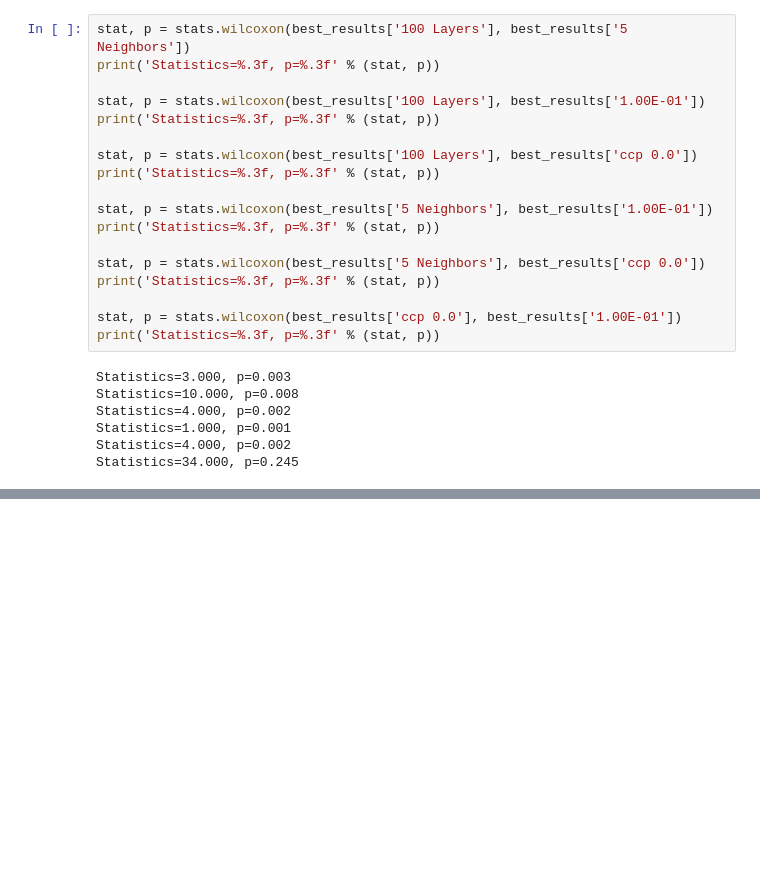
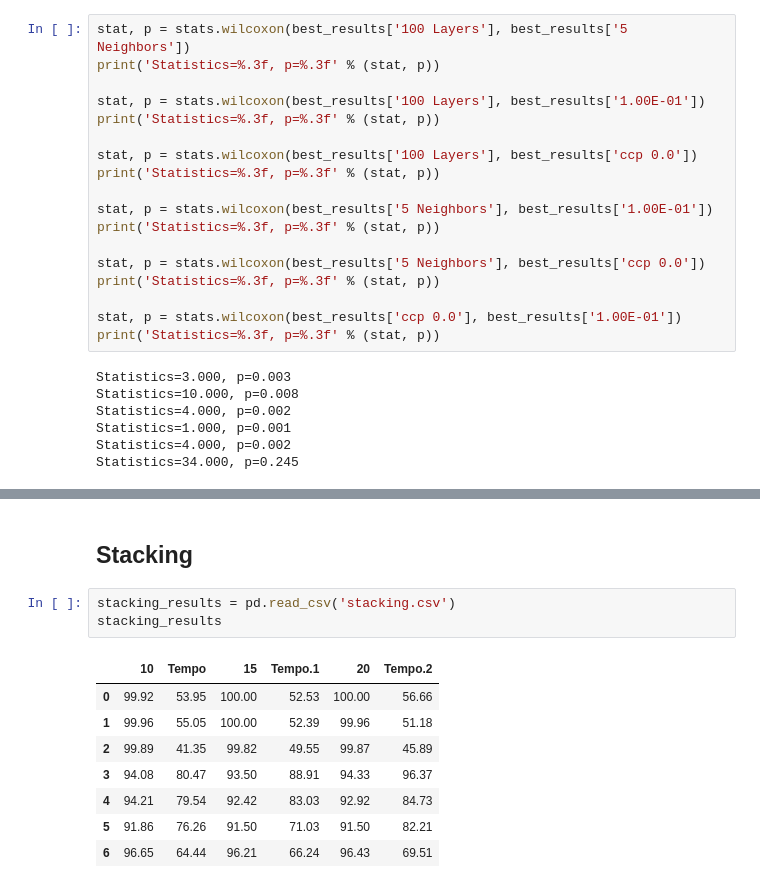
Before and after one commit to carvalheirafc/mnist-MachineLearning-Supervised, a Jupyter notebook: mnist_results_stats.ipynb, the cells around one changed output, grey strips where cells are left out. Saved outputs shown, nothing was run; the diff lists cells and outputs as text; blank space fills up the shorter version.

```diff
--- a/mnist_results_stats.ipynb
+++ b/mnist_results_stats.ipynb
@@ -218,0 +349,14 @@ Statistics=34.000, p=0.245
+# %% [markdown]
+## Stacking
+# %%
+stacking_results = pd.read_csv('stacking.csv')
+stacking_results
+# %% [output]
+|  | 10 | Tempo | 15 | Tempo.1 | 20 | Tempo.2 |
+| 0 | 99.92 | 53.95 | 100.00 | 52.53 | 100.00 | 56.66 |
+| 1 | 99.96 | 55.05 | 100.00 | 52.39 | 99.96 | 51.18 |
+| 2 | 99.89 | 41.35 | 99.82 | 49.55 | 99.87 | 45.89 |
+| 3 | 94.08 | 80.47 | 93.50 | 88.91 | 94.33 | 96.37 |
+| 4 | 94.21 | 79.54 | 92.42 | 83.03 | 92.92 | 84.73 |
+| 5 | 91.86 | 76.26 | 91.50 | 71.03 | 91.50 | 82.21 |
+| 6 | 96.65 | 64.44 | 96.21 | 66.24 | 96.43 | 69.51 |
```
Also changed, not shown: parts of 17 cells of this notebook.
